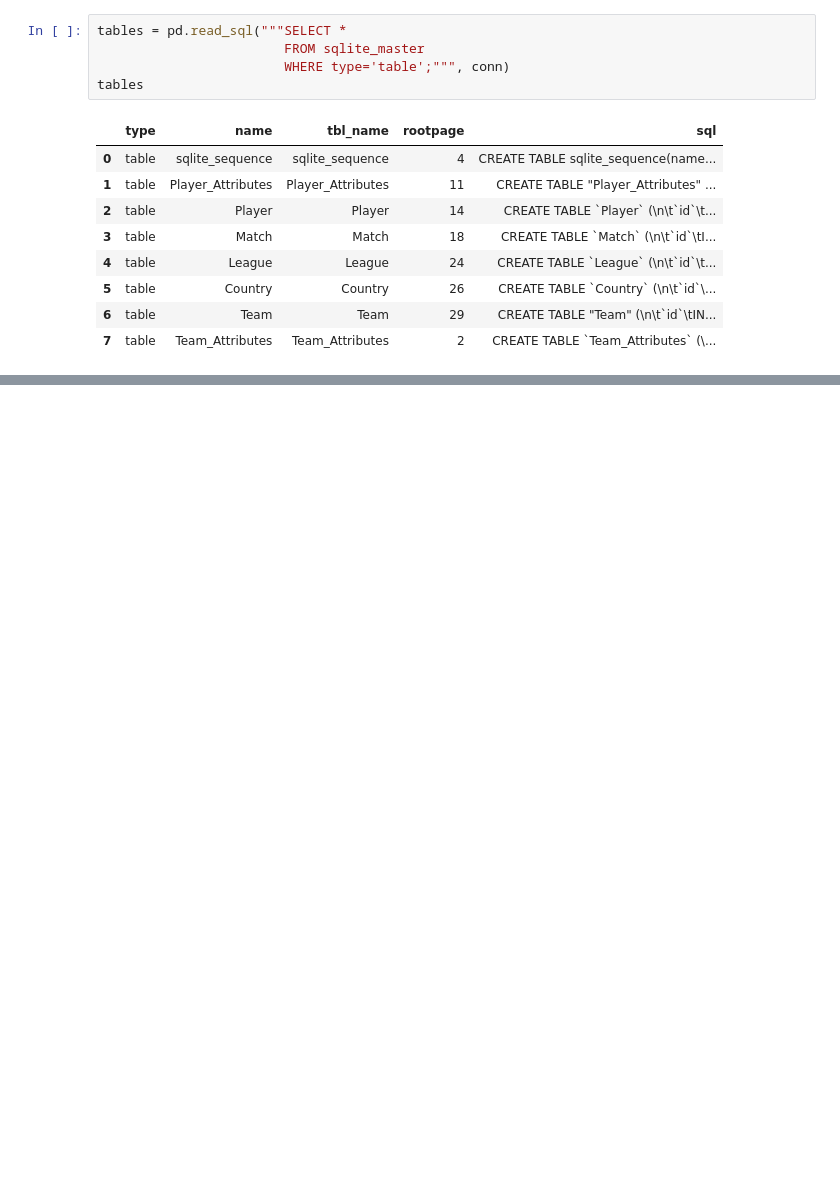
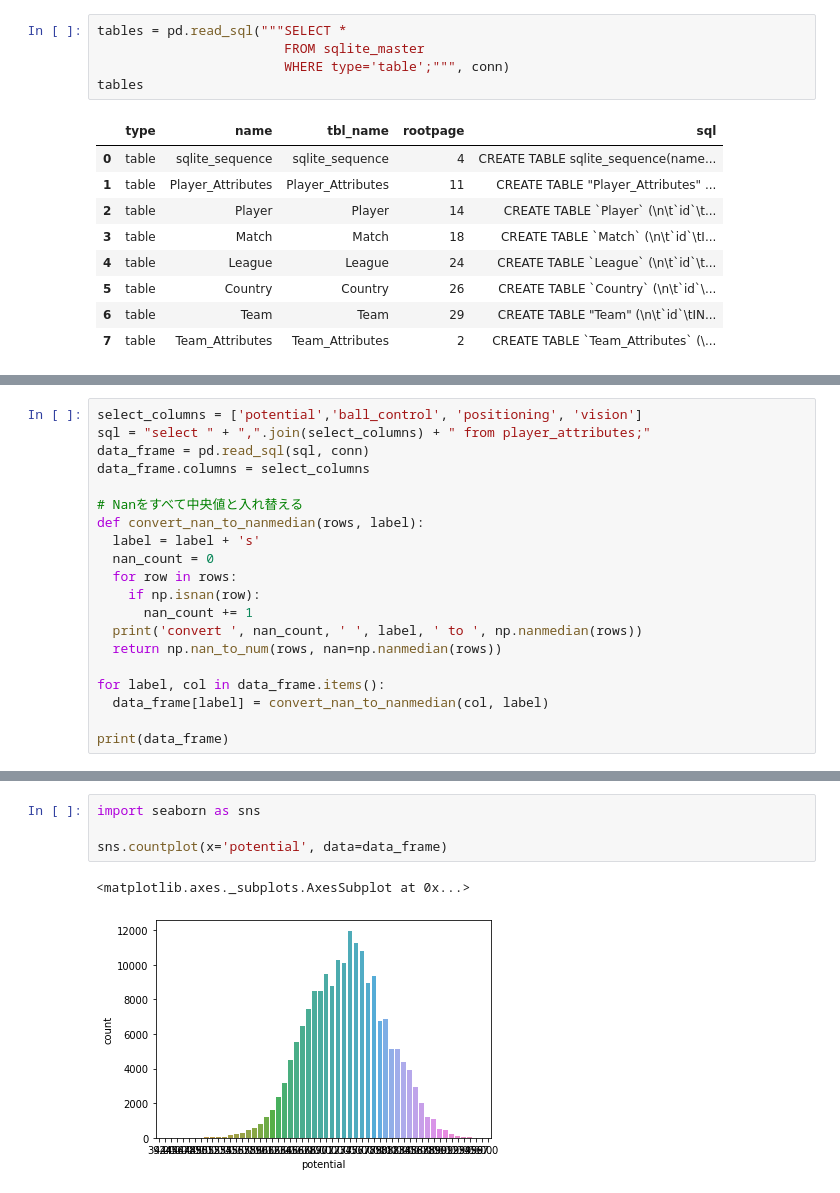
Before and after one commit to gitboku/statistics-practice, a Jupyter notebook: サポートベクトルマシン.ipynb, the cells around one changed output, grey strips where cells are left out. Drawn from its saved outputs; the diff is of its cells as text; blank space fills up the shorter version.

```diff
--- a/サポートベクトルマシン.ipynb
+++ b/サポートベクトルマシン.ipynb
@@ -236,0 +248,20 @@ tables
+# %%
+select_columns = ['potential','ball_control', 'positioning', 'vision']
+sql = "select " + ",".join(select_columns) + " from player_attributes;"
+data_frame = pd.read_sql(sql, conn)
+data_frame.columns = select_columns
+
+# Nanをすべて中央値と入れ替える
+def convert_nan_to_nanmedian(rows, label):
+  label = label + 's'
+  nan_count = 0
+  for row in rows:
+    if np.isnan(row):
+      nan_count += 1
+  print('convert ', nan_count, ' ', label, ' to ', np.nanmedian(rows))
+  return np.nan_to_num(rows, nan=np.nanmedian(rows))
+
+for label, col in data_frame.items():
+  data_frame[label] = convert_nan_to_nanmedian(col, label)
+
+print(data_frame)
@@ -236,0 +287,7 @@ tables
+# %%
+import seaborn as sns
+
+sns.countplot(x='potential', data=data_frame)
+# %% [output]
+<matplotlib.axes._subplots.AxesSubplot at 0x...>
+[figure, added]
```
Also changed, not shown: parts of 6 cells of this notebook.
